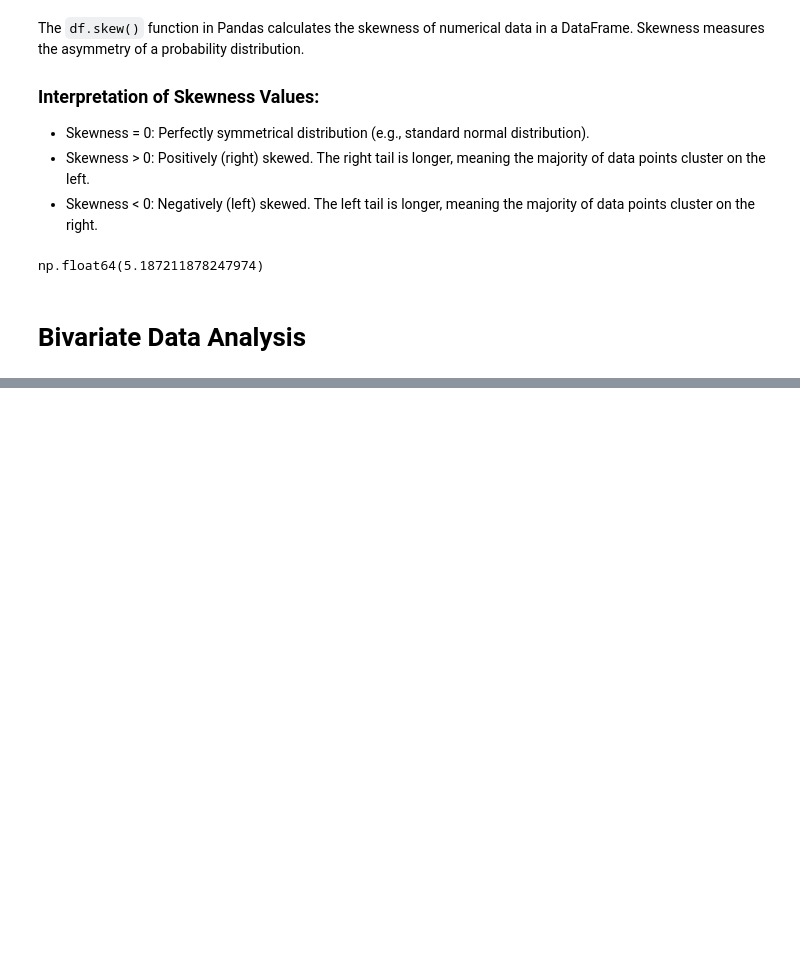
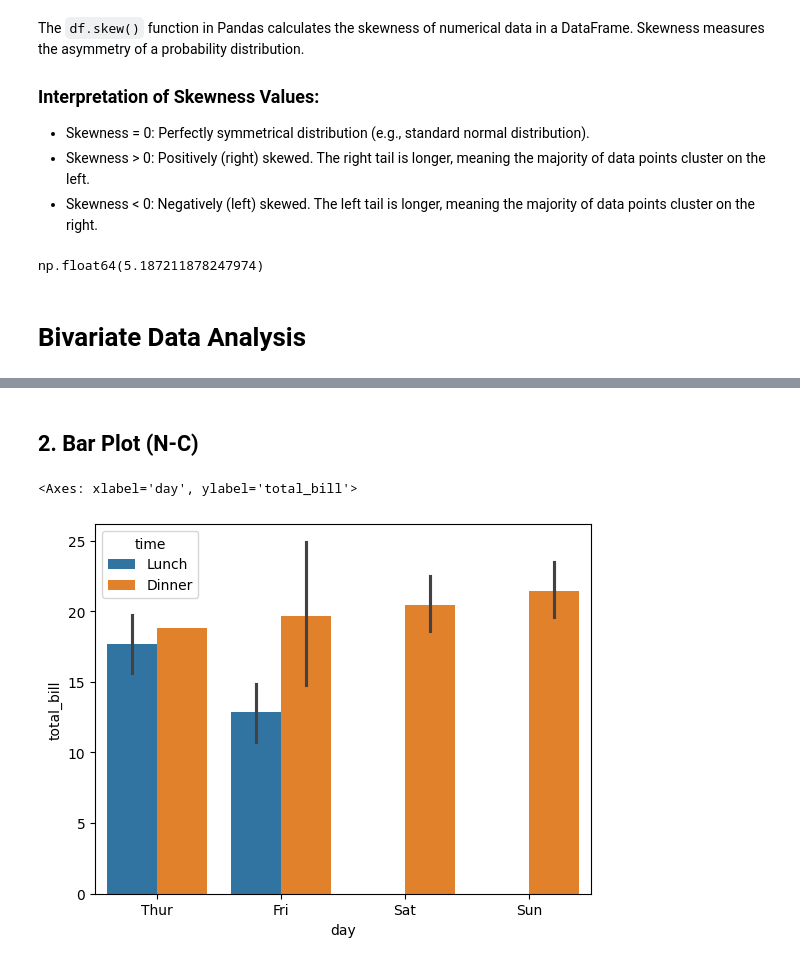
Before and after one commit to anshulkr69/learning-to-make-machine-learn, a Jupyter notebook: Data_analysis.ipynb, the cells around one changed output, grey strips where cells are left out. Cells and saved outputs as stored; diff of their text form; code cells hidden in the pictures; blank space fills up the shorter version.

```diff
--- a/Data_analysis.ipynb
+++ b/Data_analysis.ipynb
@@ -181,0 +230,7 @@ np.float64(5.187211878247974)
+# %% [markdown]
+## 2. Bar Plot (N-C)
+# %%
+sns.barplot(tips,x=tips.day,y=tips.total_bill,hue=tips.time)
+# %% [output]
+<Axes: xlabel='day', ylabel='total_bill'>
+[figure, added]
```
Also changed, not shown: parts of 28 cells of this notebook.
